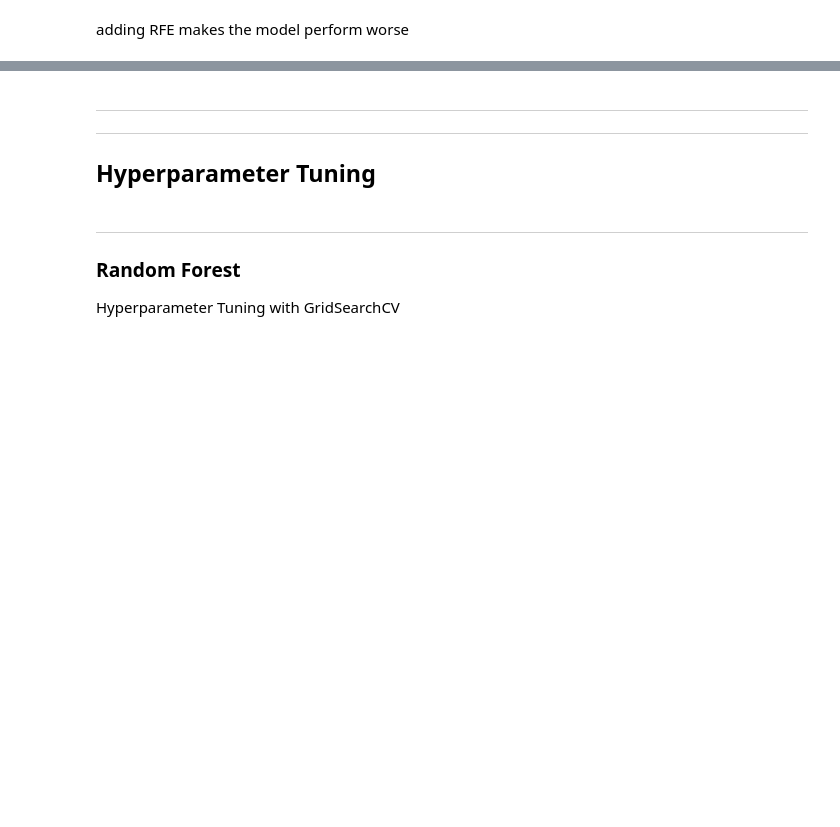
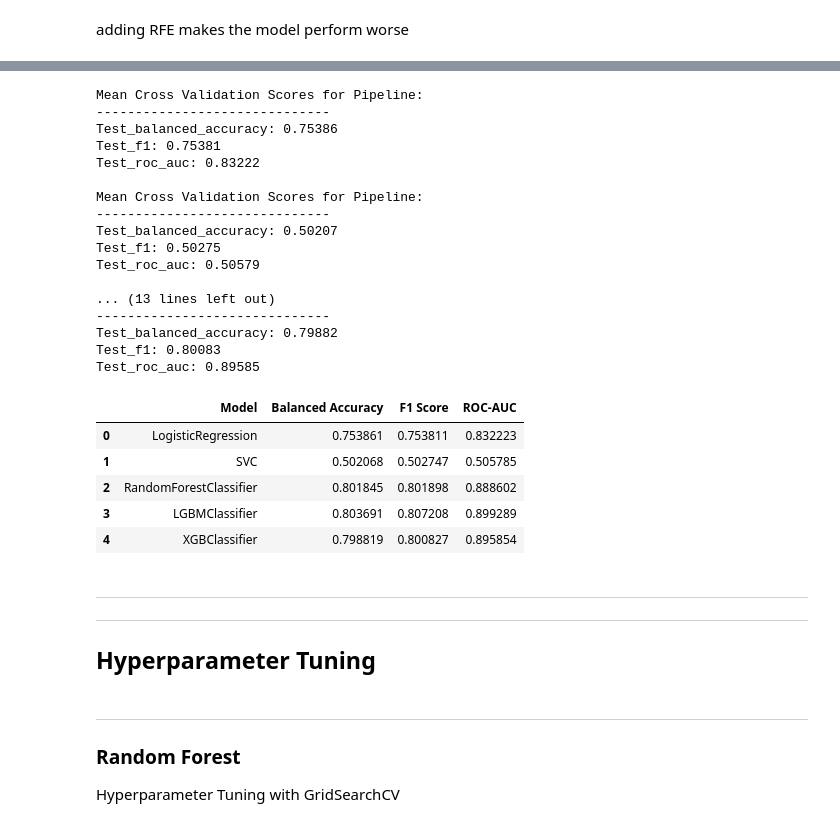
Before and after one commit to mailliwJ/spaceTitanic, a Jupyter notebook: notebooks/episode_III.ipynb, the cells around one changed output, grey strips where cells are left out. Cells and saved outputs as stored; diff of their text form; code cells hidden in the pictures; blank space fills up the shorter version.

```diff
--- a/notebooks/episode_III.ipynb
+++ b/notebooks/episode_III.ipynb
@@ -424,3 +436,59 @@ Test_roc_auc: 0.80011
+# %%
+models_nofs = []
+balanced_accs_nofs = []
+f1_scores_nofs = []
+roc_auc_scores_nofs = []
+pipelines_nofs = {}
+
+for name, alg in base_algs.items():
+    if name != 'catb':
+        pipe = Pipeline([
+            ('process', preprocess),
+            ('mainpulate', manipulator),
+            ('clf', alg)
+        ])
+
+        pipelines[name] = pipe
+
+        results = mlt.cv_evaluate(pipe, X_train, y_train, scoring=['balanced_accuracy','f1','roc_auc'], print_scores=True)
+
+        models_nofs.append(alg.__class__.__name__)
+        balanced_accs_nofs.append(results['test_balanced_accuracy'])
+        f1_scores_nofs.append(results['test_f1'])
+        roc_auc_scores_nofs.append(results['test_roc_auc'])
+
+cross_val_df_nofs = pd.DataFrame({
+    'Model': models_nofs,
+    'Balanced Accuracy': balanced_accs_nofs,
+    'F1 Score': f1_scores_nofs,
+    'ROC-AUC': roc_auc_scores_nofs
+})
+
+cross_val_df_nofs
+# %% [output]
+Mean Cross Validation Scores for Pipeline:
+------------------------------
+Test_balanced_accuracy: 0.75386
+Test_f1: 0.75381
+Test_roc_auc: 0.83222
+
+Mean Cross Validation Scores for Pipeline:
+------------------------------
+Test_balanced_accuracy: 0.50207
+Test_f1: 0.50275
+Test_roc_auc: 0.50579
+
+... (13 lines left out)
+------------------------------
+Test_balanced_accuracy: 0.79882
+Test_f1: 0.80083
+Test_roc_auc: 0.89585
+|  | Model | Balanced Accuracy | F1 Score | ROC-AUC |
+| 0 | LogisticRegression | 0.753861 | 0.753811 | 0.832223 |
+| 1 | SVC | 0.502068 | 0.502747 | 0.505785 |
+| 2 | RandomForestClassifier | 0.801845 | 0.801898 | 0.888602 |
+| 3 | LGBMClassifier | 0.803691 | 0.807208 | 0.899289 |
+| 4 | XGBClassifier | 0.798819 | 0.800827 | 0.895854 |
 # %% [markdown]
 ---
 ---
```
Also changed, not shown: parts of 6 cells of this notebook.
